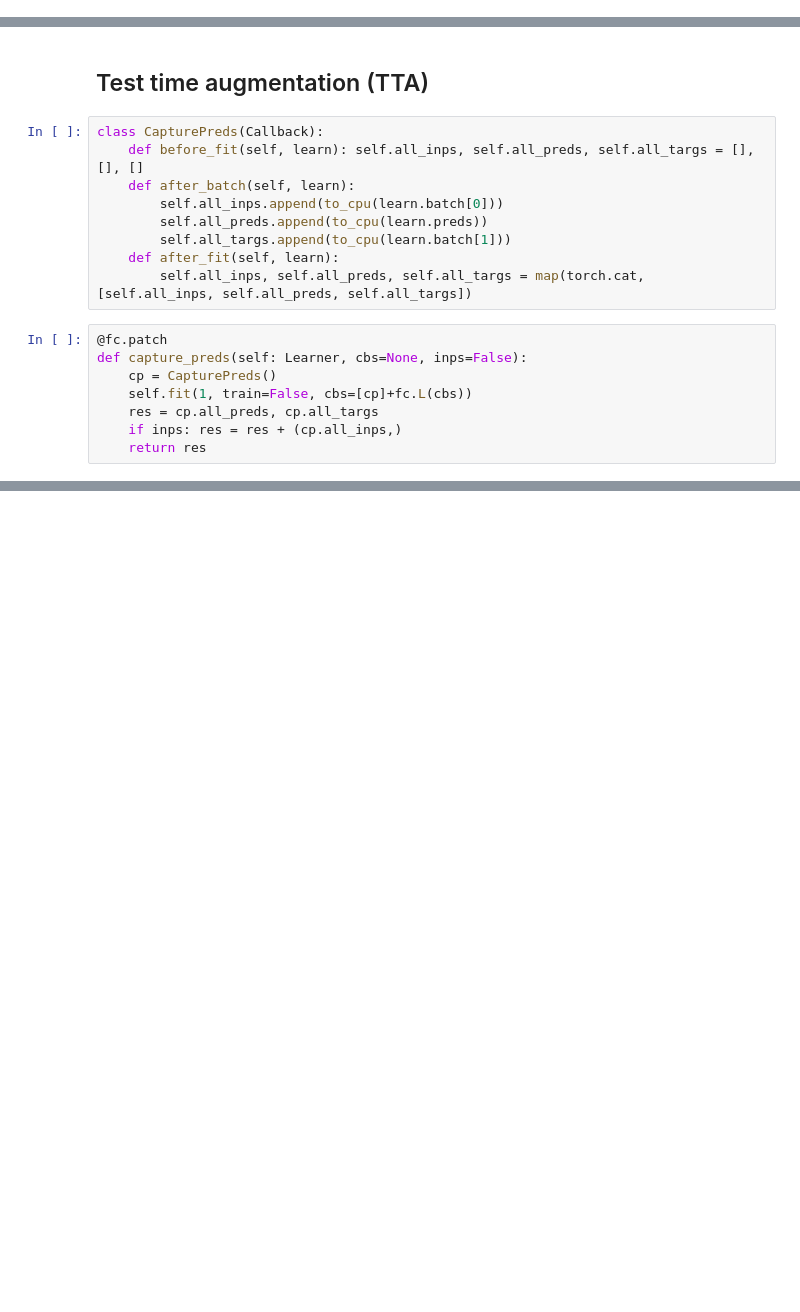
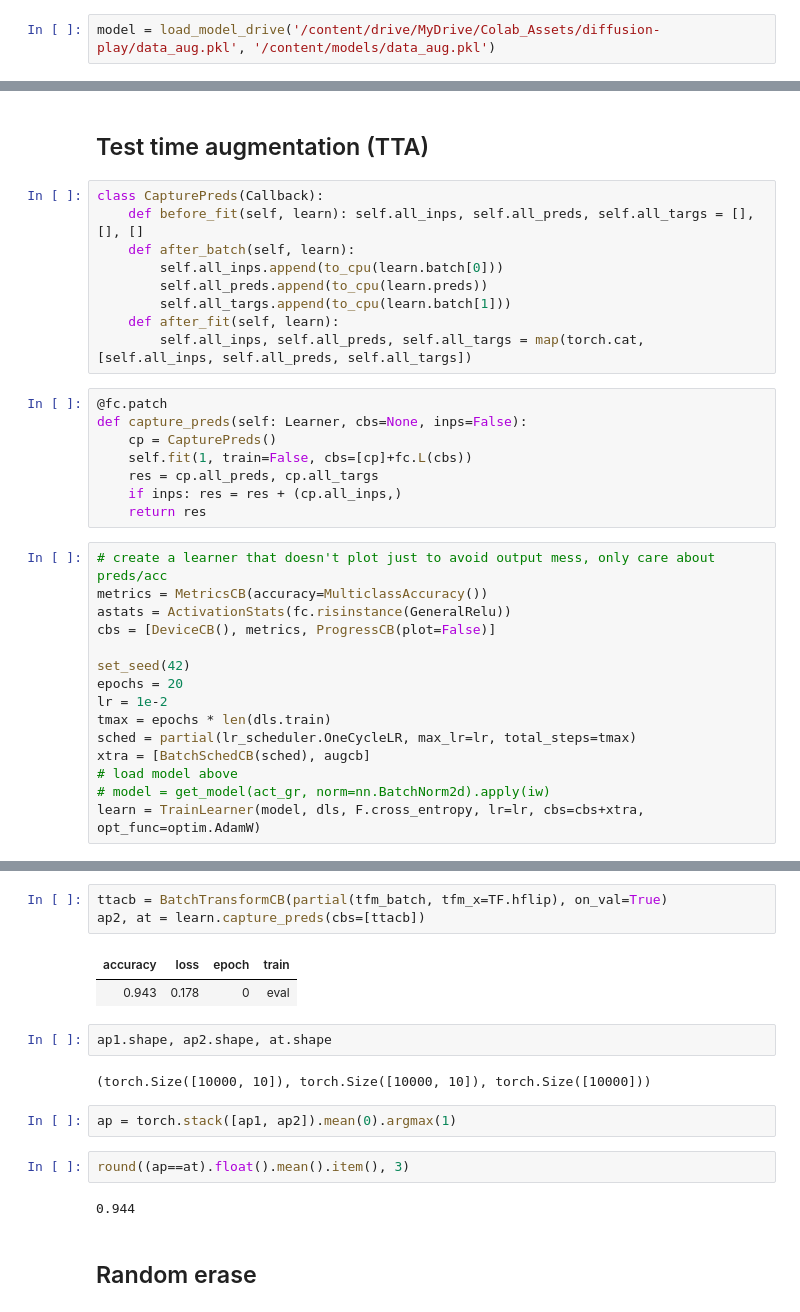
Before and after one commit to teome/diffusion-play, a Jupyter notebook: nbs/14_augment.ipynb, the cells around one changed output, grey strips where cells are left out. Cells and saved outputs as stored; diff of their text form; blank space fills up the shorter version.

```diff
--- a/nbs/14_augment.ipynb
+++ b/nbs/14_augment.ipynb
@@ -370,0 +398,2 @@ torch.save(learn.model, mdl_path/'data_aug.pkl')
+# %%
+model = load_model_drive('/content/drive/MyDrive/Colab_Assets/diffusion-play/data_aug.pkl', '/content/models/data_aug.pkl')
@@ -387,6 +418,21 @@ def capture_preds(self: Learner, cbs=None, inps=False):
     res = cp.all_preds, cp.all_targs
     if inps: res = res + (cp.all_inps,)
     return res
+# %%
+# create a learner that doesn't plot just to avoid output mess, only care about preds/acc
+metrics = MetricsCB(accuracy=MulticlassAccuracy())
+astats = ActivationStats(fc.risinstance(GeneralRelu))
+cbs = [DeviceCB(), metrics, ProgressCB(plot=False)]
+
+set_seed(42)
+epochs = 20
+lr = 1e-2
+tmax = epochs * len(dls.train)
+sched = partial(lr_scheduler.OneCycleLR, max_lr=lr, total_steps=tmax)
+xtra = [BatchSchedCB(sched), augcb]
+# load model above
+# model = get_model(act_gr, norm=nn.BatchNorm2d).apply(iw)
+learn = TrainLearner(model, dls, F.cross_entropy, lr=lr, cbs=cbs+xtra, opt_func=optim.AdamW)
 # %%
 ap1, at = learn.capture_preds()
 # %% [output]
@@ -395,0 +441,18 @@ ap1, at = learn.capture_preds()
+# %%
+ttacb = BatchTransformCB(partial(tfm_batch, tfm_x=TF.hflip), on_val=True)
+ap2, at = learn.capture_preds(cbs=[ttacb])
+# %% [output]
+| accuracy | loss | epoch | train |
+| 0.943 | 0.178 | 0 | eval |
+# %%
+ap1.shape, ap2.shape, at.shape
+# %% [output]
+(torch.Size([10000, 10]), torch.Size([10000, 10]), torch.Size([10000]))
+# %%
+ap = torch.stack([ap1, ap2]).mean(0).argmax(1)
+# %%
+round((ap==at).float().mean().item(), 3)
+# %% [output]
+0.944
+# %% [markdown]
+## Random erase
```
Also changed, not shown: parts of 4 cells of this notebook.
